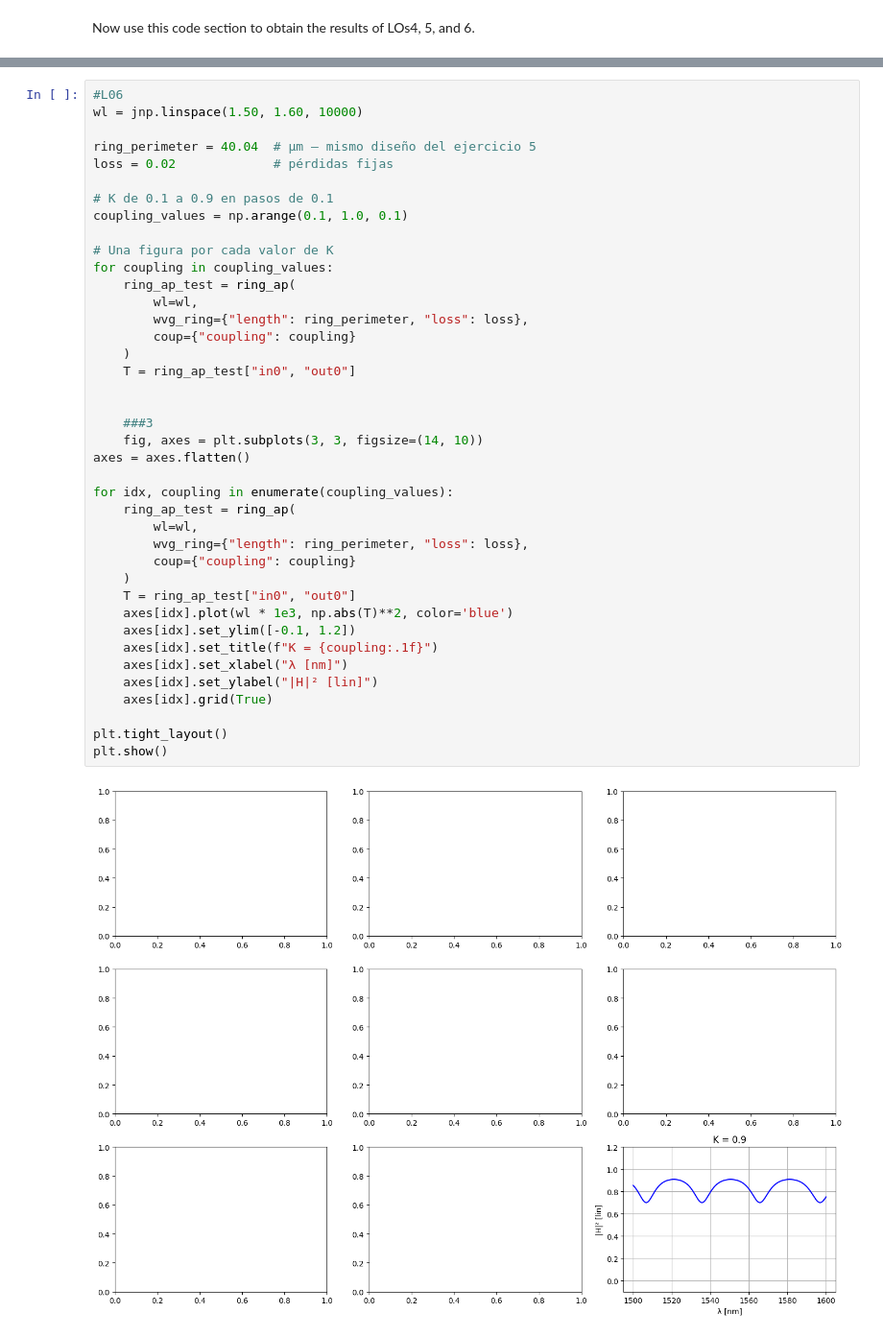
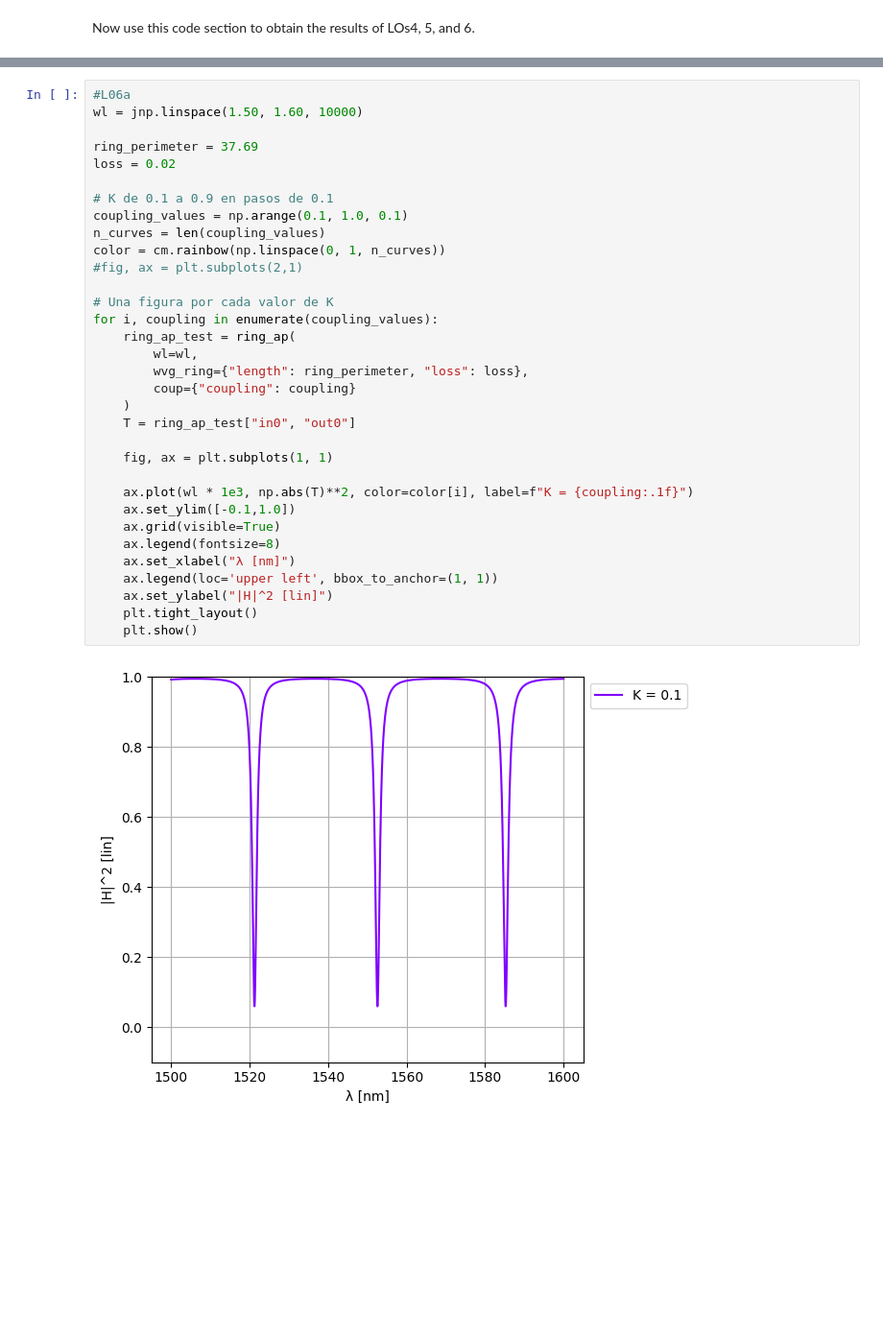
Before and after one commit to claudiaquiles/cifoin-lab3, a Jupyter notebook: CIRCUITS_&_COMPACT_MODELS.ipynb, the cells around one changed output, grey strips where cells are left out. Shown at 96% size. Drawn from its saved outputs; the diff is of its cells as text; blank space fills up the shorter version.

```diff
--- a/CIRCUITS_&_COMPACT_MODELS.ipynb
+++ b/CIRCUITS_&_COMPACT_MODELS.ipynb
@@ -869,42 +879,35 @@ Perímetro del anillo para FSR=15 nm: 80083.33333333333 µm
 # %%
-#L06
+#L06a
 wl = jnp.linspace(1.50, 1.60, 10000)
 
-ring_perimeter = 40.04  # µm — mismo diseño del ejercicio 5
-loss = 0.02             # pérdidas fijas
+ring_perimeter = 37.69
+loss = 0.02
 
 # K de 0.1 a 0.9 en pasos de 0.1
 coupling_values = np.arange(0.1, 1.0, 0.1)
+n_curves = len(coupling_values)
+color = cm.rainbow(np.linspace(0, 1, n_curves))
+#fig, ax = plt.subplots(2,1)
 
 # Una figura por cada valor de K
-for coupling in coupling_values:
+for i, coupling in enumerate(coupling_values):
     ring_ap_test = ring_ap(
         wl=wl,
         wvg_ring={"length": ring_perimeter, "loss": loss},
         coup={"coupling": coupling}
     )
     T = ring_ap_test["in0", "out0"]
 
+    fig, ax = plt.subplots(1, 1)
 
-    ###3
-    fig, axes = plt.subplots(3, 3, figsize=(14, 10))
-axes = axes.flatten()
-
-for idx, coupling in enumerate(coupling_values):
-    ring_ap_test = ring_ap(
-        wl=wl,
-        wvg_ring={"length": ring_perimeter, "loss": loss},
-        coup={"coupling": coupling}
-    )
-    T = ring_ap_test["in0", "out0"]
-    axes[idx].plot(wl * 1e3, np.abs(T)**2, color='blue')
-    axes[idx].set_ylim([-0.1, 1.2])
-    axes[idx].set_title(f"K = {coupling:.1f}")
-    axes[idx].set_xlabel("λ [nm]")
-    axes[idx].set_ylabel("|H|² [lin]")
-    axes[idx].grid(True)
-
-plt.tight_layout()
-plt.show()
+    ax.plot(wl * 1e3, np.abs(T)**2, color=color[i], label=f"K = {coupling:.1f}")
+    ax.set_ylim([-0.1,1.0])
+    ax.grid(visible=True)
+    ax.legend(fontsize=8)
+    ax.set_xlabel("λ [nm]")
+    ax.legend(loc='upper left', bbox_to_anchor=(1, 1))
+    ax.set_ylabel("|H|^2 [lin]")
+    plt.tight_layout()
+    plt.show()
 # %% [output]
-[figure, old version]
+[figure, new version]
```
Also changed, not shown: parts of 6 cells of this notebook.
